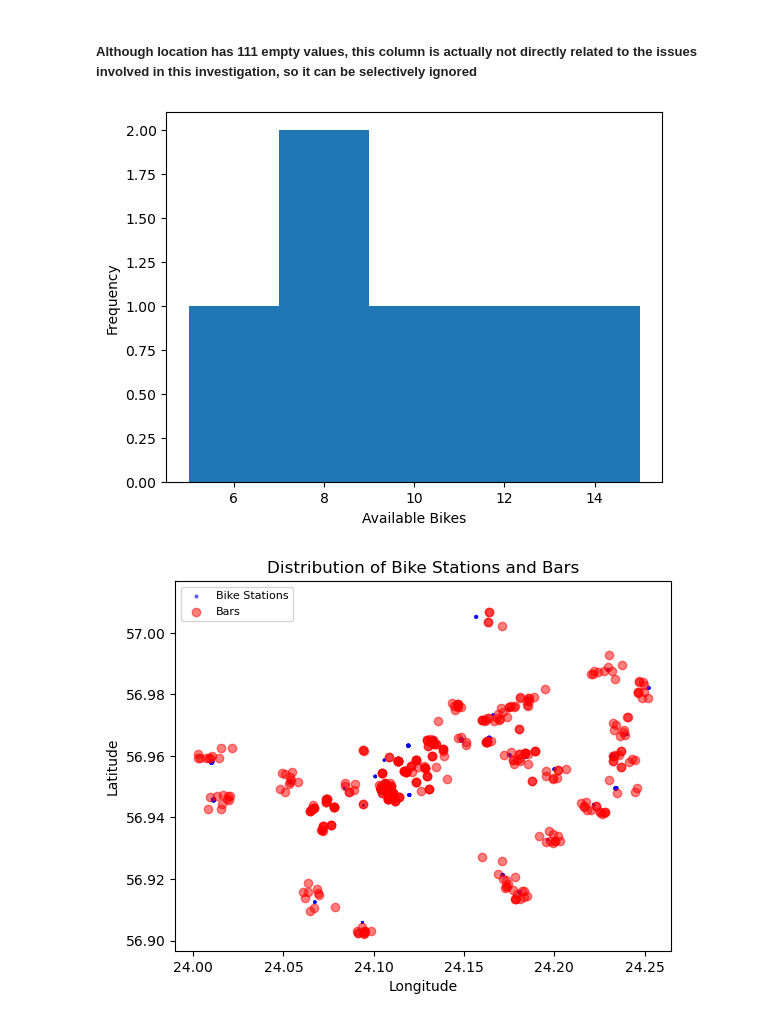
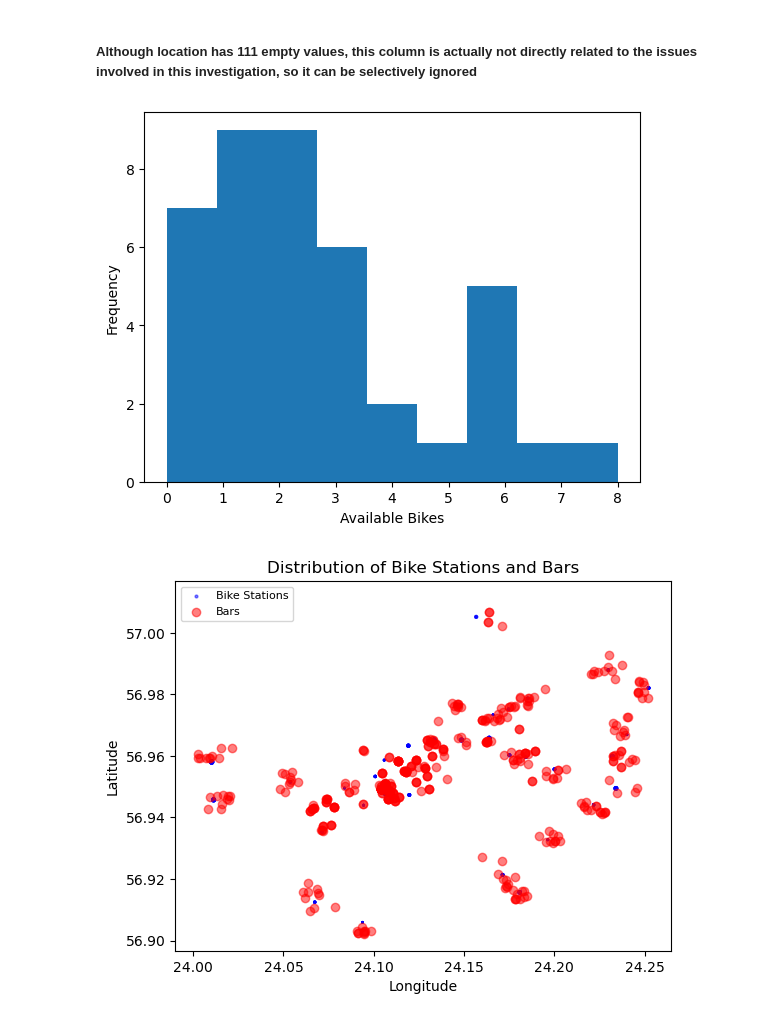
Before and after one commit to SeanZhang0072/Statistical-Modelling-Project-Sean, a Jupyter notebook: notebooks/joining_data.ipynb, the cells around one changed output. Saved outputs shown, nothing was run; the diff lists cells and outputs as text; code cells hidden in the pictures.

```diff
--- a/notebooks/joining_data.ipynb
+++ b/notebooks/joining_data.ipynb
@@ -88,12 +88,12 @@ dtype: int64
 # %% [markdown]
 ##### Although location has 111 empty values, this column is actually not directly related to the issues involved in this investigation, so it can be selectively ignored
 # %%
-plt.hist(data['Available Bikes'], bins = 5)
+plt.hist(df1['Available Bikes'], bins = 9)
 plt.xlabel('Available Bikes')
 plt.ylabel('Frequency')
 plt.show()
 # %% [output]
-[figure, old version]
+[figure, new version]
 # %%
 fig, ax = plt.subplots()
 
```
Also changed, not shown: parts of 2 cells of this notebook, 2 other files.
